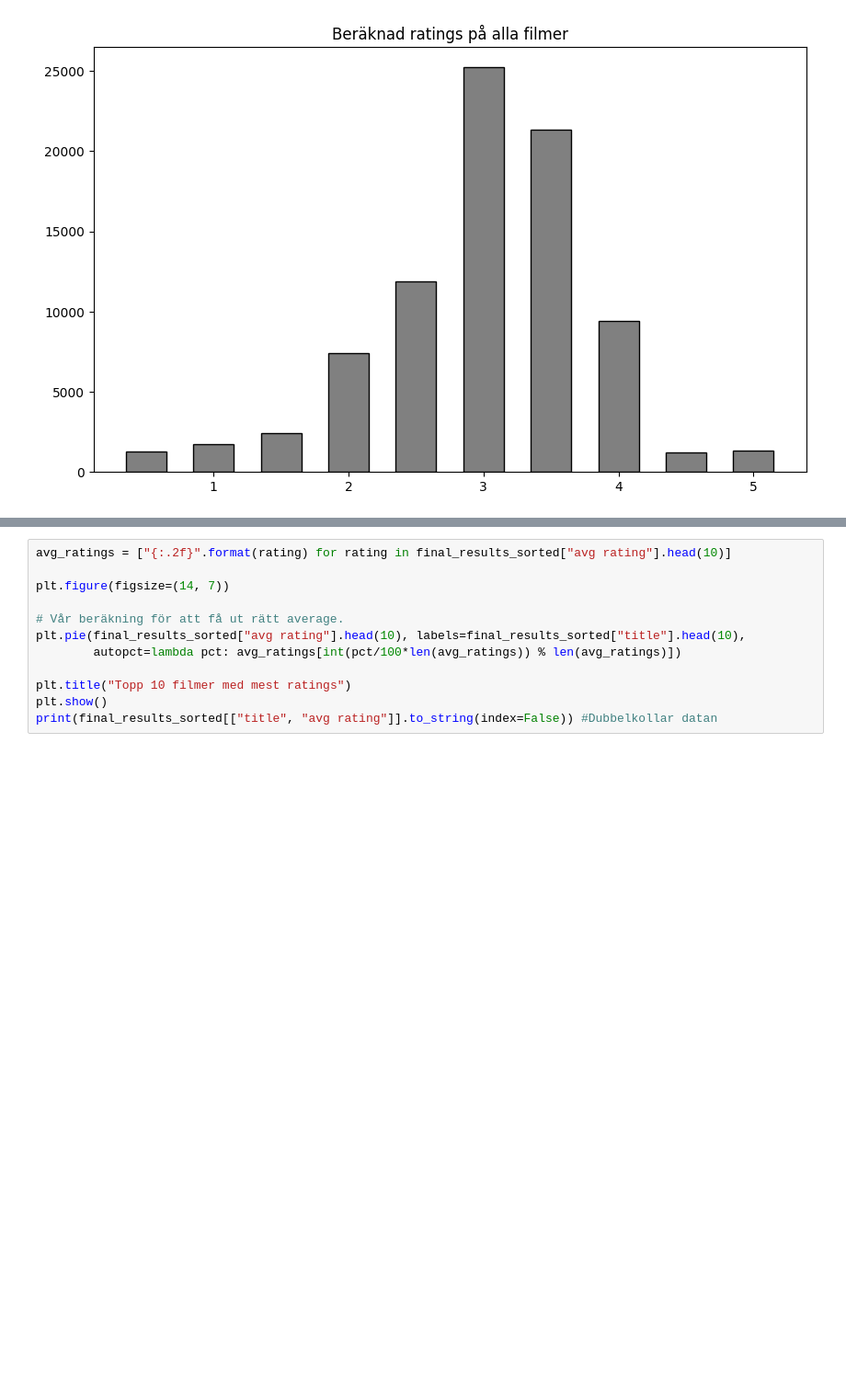
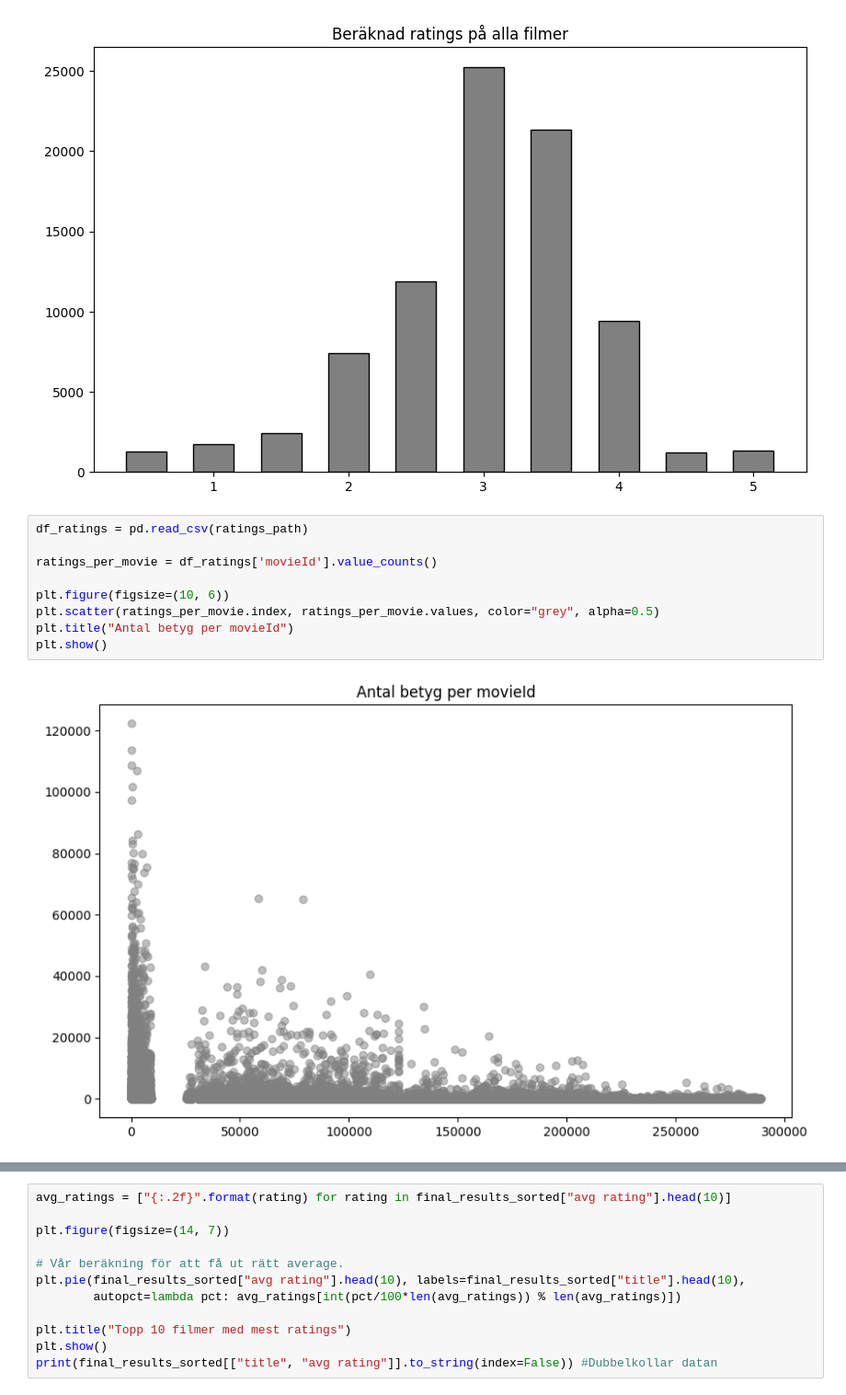
Before and after one commit to Markofbear/AI-Bjorn-Lagerblad-OPA23, a Jupyter notebook: labs/labb1/labb1.ipynb, the cells around one changed output, grey strips where cells are left out. Shown: that part at 92% size. Saved outputs shown, nothing was run; the diff lists cells and outputs as text; blank space fills up the shorter version.

```diff
--- a/labs/labb1/lab1.ipynb
+++ b/labs/labb1/labb1.ipynb
@@ -228,6 +227,17 @@ plt.title("Beräknad ratings på alla filmer")
 plt.show()
 # %% [output]
 [figure]
+# %%
+df_ratings = pd.read_csv(ratings_path)
+
+ratings_per_movie = df_ratings['movieId'].value_counts()
+
+plt.figure(figsize=(10, 6))
+plt.scatter(ratings_per_movie.index, ratings_per_movie.values, color="grey", alpha=0.5)
+plt.title("Antal betyg per movieId")
+plt.show()
+# %% [output]
+[figure, added]
 # %% [markdown]
 ---
 
```
Also changed, not shown: parts of 8 cells of this notebook.
